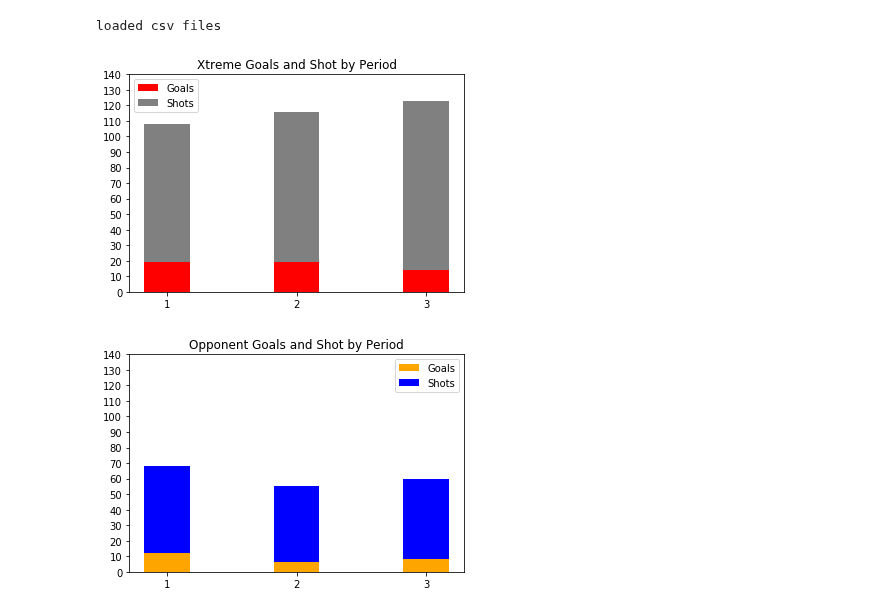
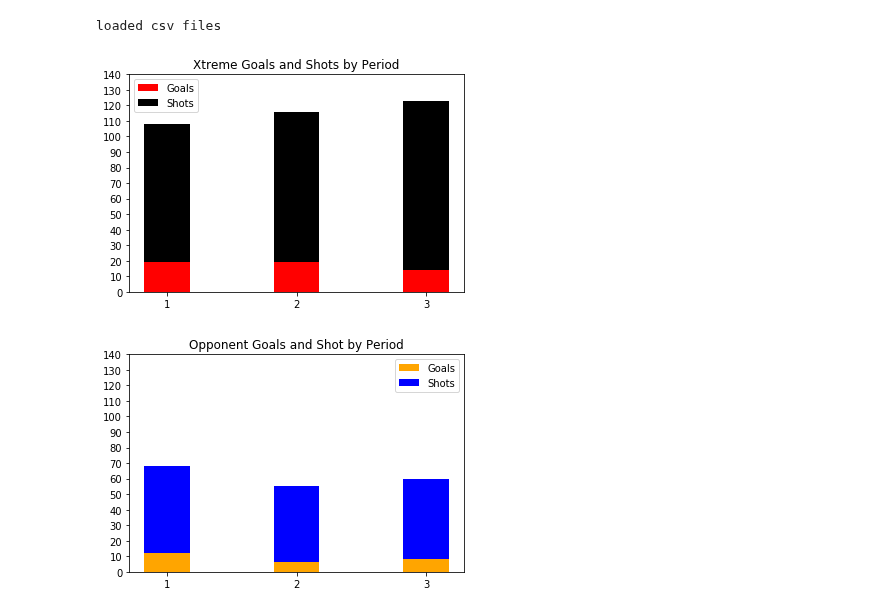
Before and after one commit to werntzp/hockey-stats, a Jupyter notebook: stats_charts.ipynb, the cells around one changed output. Cells and saved outputs as stored; diff of their text form; code cells hidden in the pictures.

```diff
--- a/stats_charts.ipynb
+++ b/stats_charts.ipynb
@@ -31,30 +32,30 @@ loaded csv files
 # %%
 # stacked bar chart showing Xtreme goals/shots by period
 
 p1g = df_goals[(df_goals.team == "a") & (df_goals.period == 1)].shape[0]
 p2g = df_goals[(df_goals.team == "a") & (df_goals.period == 2)].shape[0]
 p3g = df_goals[(df_goals.team == "a") & (df_goals.period == 3)].shape[0]
 p1s = df_shots['ashburn_p1'].sum()
 p2s = df_shots['ashburn_p2'].sum()
 p3s = df_shots['ashburn_p3'].sum()
 
 N = 3
 goals = (p1g, p2g, p3g)
 shots = (p1s, p2s, p3s)
 ind = np.arange(N)    # the x locations for the groups
 width = 0.35       # the width of the bars: can also be len(x) sequence
 
 p1 = plt.bar(ind, goals, width, color='red')
-p2 = plt.bar(ind, shots, width, bottom=goals, color='grey')
+p2 = plt.bar(ind, shots, width, bottom=goals, color='black')
 
-plt.title('Xtreme Goals and Shot by Period')
+plt.title('Xtreme Goals and Shots by Period')
 plt.xticks(ind, ('1', '2', '3'))
 plt.yticks(np.arange(0, 150, 10))
 plt.legend((p1[0], p2[0]), ('Goals', 'Shots'))
 
 plt.show()
 # %% [output]
-[figure, old version]
+[figure, new version]
 # %%
 # stacked bar chart showing opponent goals/shots by period
 
```
Also changed, not shown: parts of 10 cells of this notebook.
